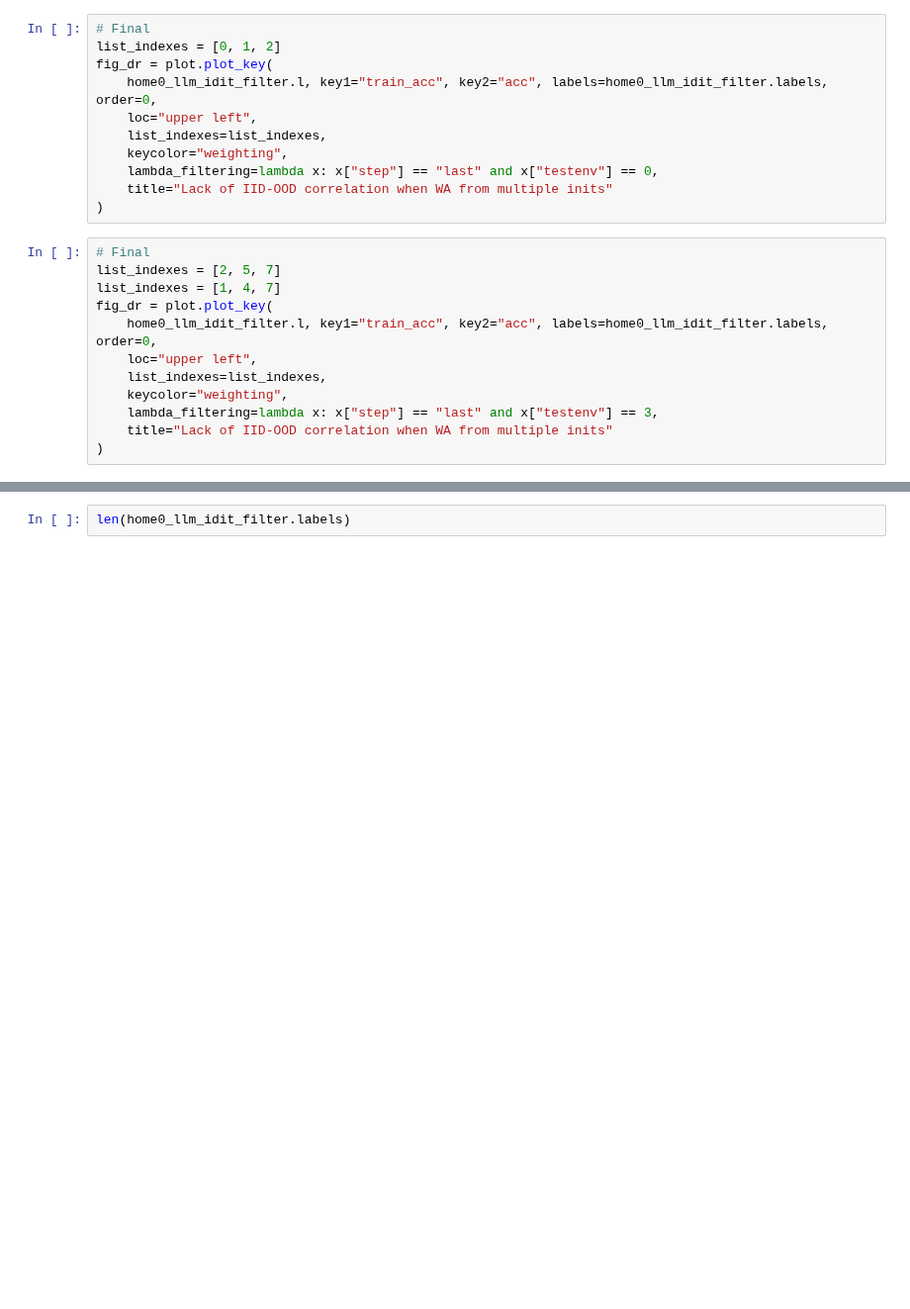
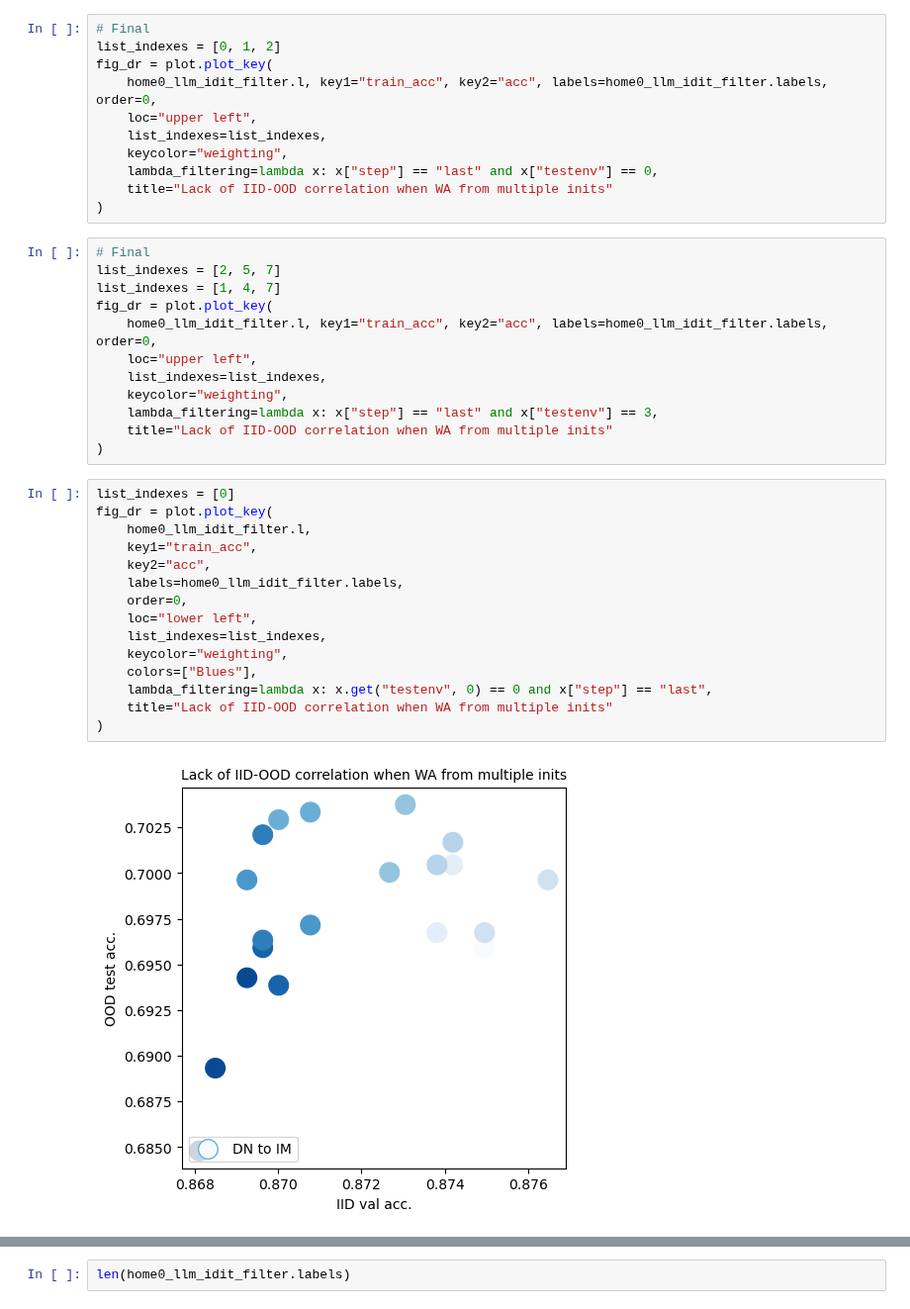
Before and after one commit to alexrame/domainbedv2, a Jupyter notebook: notebooks/diwa_diversity_versus_accuracy_home.ipynb, the cells around one changed output, grey strips where cells are left out. Shown at 99% size. Cells and saved outputs as stored; diff of their text form; blank space fills up the shorter version.

```diff
--- a/notebooks/diwa_diversity_versus_accuracy_home.ipynb
+++ b/notebooks/diwa_diversity_versus_accuracy_home.ipynb
@@ -39,6 +39,23 @@ fig_dr = plot.plot_key(
     lambda_filtering=lambda x: x["step"] == "last" and x["testenv"] == 3,
     title="Lack of IID-OOD correlation when WA from multiple inits"
 )
+# %%
+list_indexes = [0]
+fig_dr = plot.plot_key(
+    home0_llm_idit_filter.l,
+    key1="train_acc",
+    key2="acc",
+    labels=home0_llm_idit_filter.labels,
+    order=0,
+    loc="lower left",
+    list_indexes=list_indexes,
+    keycolor="weighting",
+    colors=["Blues"],
+    lambda_filtering=lambda x: x.get("testenv", 0) == 0 and x["step"] == "last",
+    title="Lack of IID-OOD correlation when WA from multiple inits"
+)
+# %% [output]
+[figure, added]
 # %%
 # Final
 list_indexes = [0, 1, 2]
```
Also changed, not shown: parts of 37 cells of this notebook, 1 other file.
